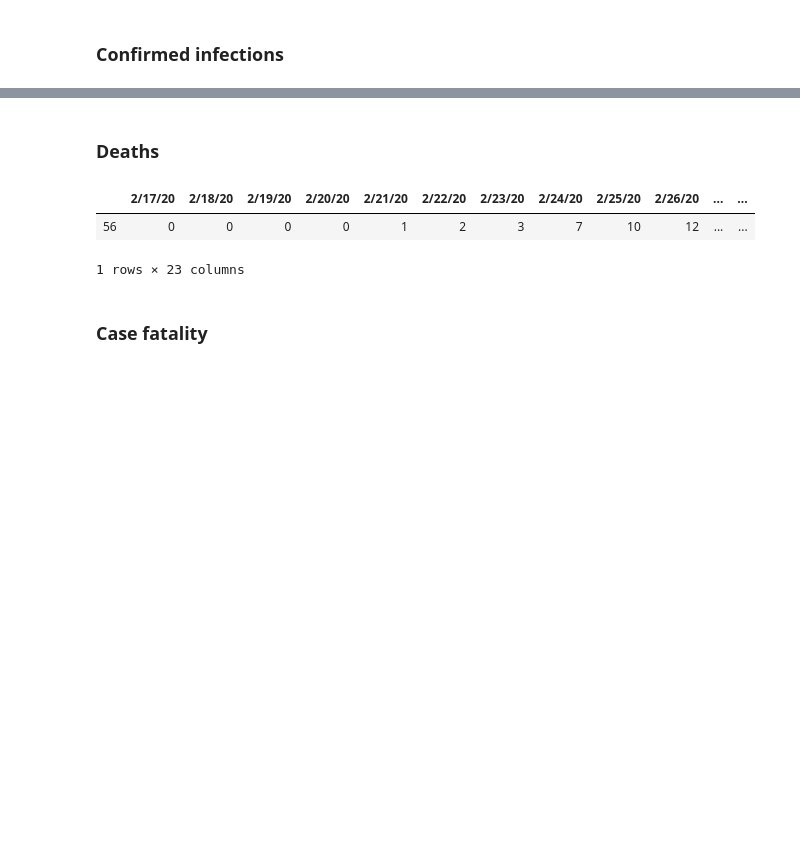
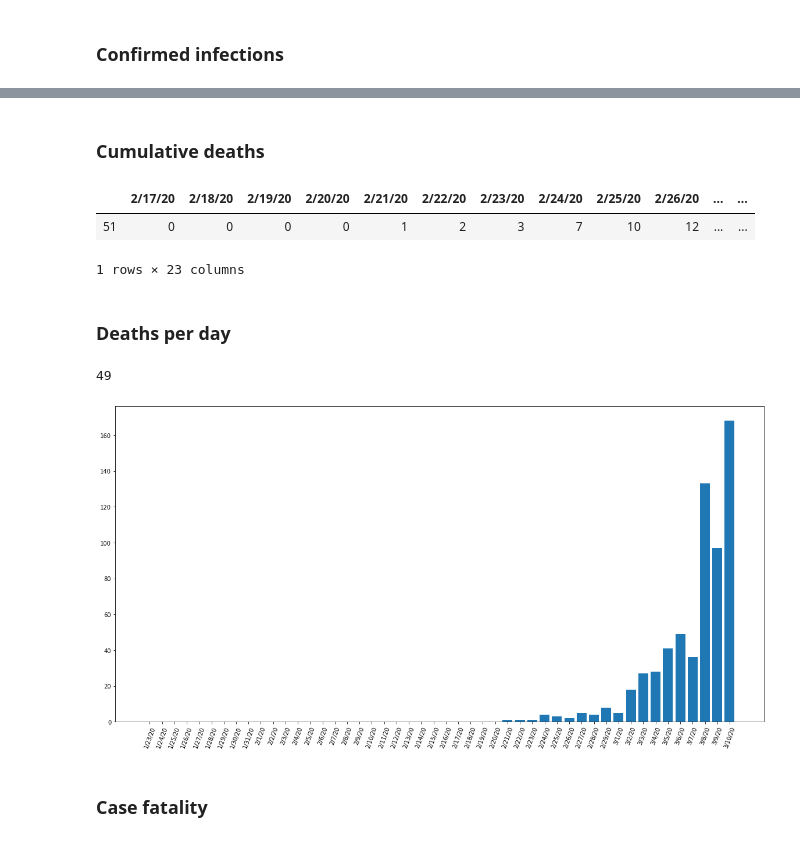
Before and after one commit to luigiselmi/datascience, a Jupyter notebook: python/covid19-monitoring-notebook.ipynb, the cells around one changed output, grey strips where cells are left out. Saved outputs shown, nothing was run; the diff lists cells and outputs as text; code cells hidden in the pictures; blank space fills up the shorter version.

Commit message:
added stacked bar graph

```diff
--- a/python/covid-19_deaths.ipynb
+++ b/python/covid19-monitoring-notebook.ipynb
@@ -31,13 +31,37 @@ cid = confirmed_italy_per_day.T['2/17/20':]; cid.T
 1 rows × 23 columns
+# %% [markdown]
+### Cumulative deaths
+# %%
+cumulative_deaths_per_day_italy = deaths[deaths['Country/Region'] == 'Italy']
+did = cumulative_deaths_per_day_italy.T['2/17/20':]; did.T
+# %% [output]
+|  | 2/17/20 | 2/18/20 | 2/19/20 | 2/20/20 | 2/21/20 | 2/22/20 | 2/23/20 | 2/24/20 | 2/25/20 | 2/26/20 | ... | ... |
+| 51 | 0 | 0 | 0 | 0 | 1 | 2 | 3 | 7 | 10 | 12 | ... | ... |
+1 rows × 23 columns
 # %% [markdown]
-### Deaths
+### Deaths per day
-# %%
-deaths_italy_per_day = deaths[deaths['Country/Region'] == 'Italy']
-did = deaths_italy_per_day.T['2/17/20':]; did.T
-# %% [output]
-|  | 2/17/20 | 2/18/20 | 2/19/20 | 2/20/20 | 2/21/20 | 2/22/20 | 2/23/20 | 2/24/20 | 2/25/20 | 2/26/20 | ... | ... |
-| 56 | 0 | 0 | 0 | 0 | 1 | 2 | 3 | 7 | 10 | 12 | ... | ... |
-1 rows × 23 columns
+# %%
+start_dates_index = 4
+days = cumulative_deaths_per_day_italy.keys()[start_dates_index:cumulative_deaths_per_day_italy.size]; days.size
+# %% [output]
+49
+# %%
+cumulative_deaths_per_day_italy_array = cumulative_deaths_per_day_italy.values[0][start_dates_index:]
+cumulative_deaths_per_day_italy_array.size
+new_deaths_per_day_italy = [cumulative_deaths_per_day_italy_array[i + 1] - cumulative_deaths_per_day_italy_array[i] for i in range(0,days.size - 1)]
+# %%
+# resize the default plot
+fig_size = plt.rcParams["figure.figsize"]
+fig_size[0] = 20
+fig_size[1] = 10
+plt.rcParams["figure.figsize"] = fig_size
+# %%
+pi = plt.bar(days[1:days.size], new_deaths_per_day_italy[:days.size])
+#ax.legend()
+plt.xticks(rotation=70)
+plt.show()
+# %% [output]
+[figure, added]
 # %% [markdown]
 ### Case fatality
 # %%
```
Also changed, not shown: parts of 27 cells of this notebook.
